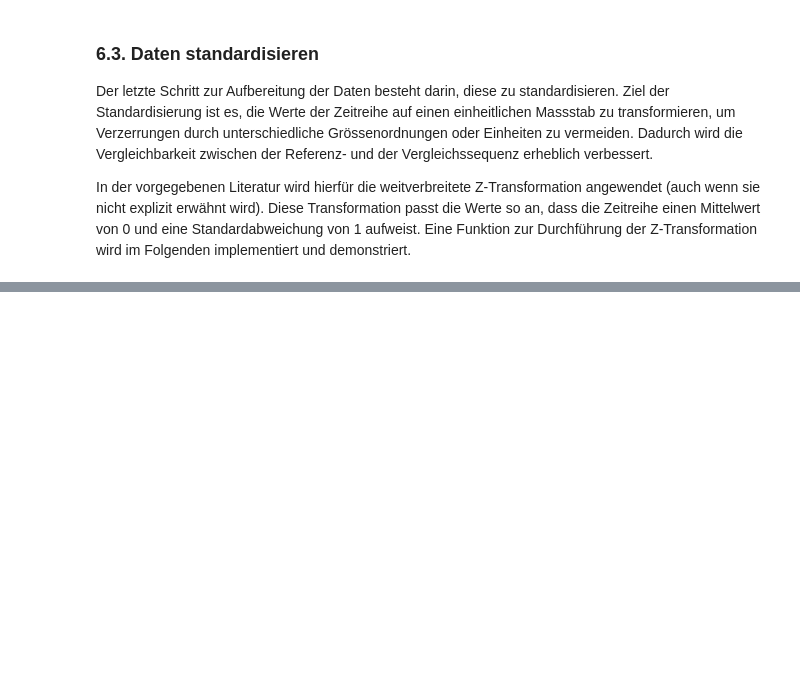
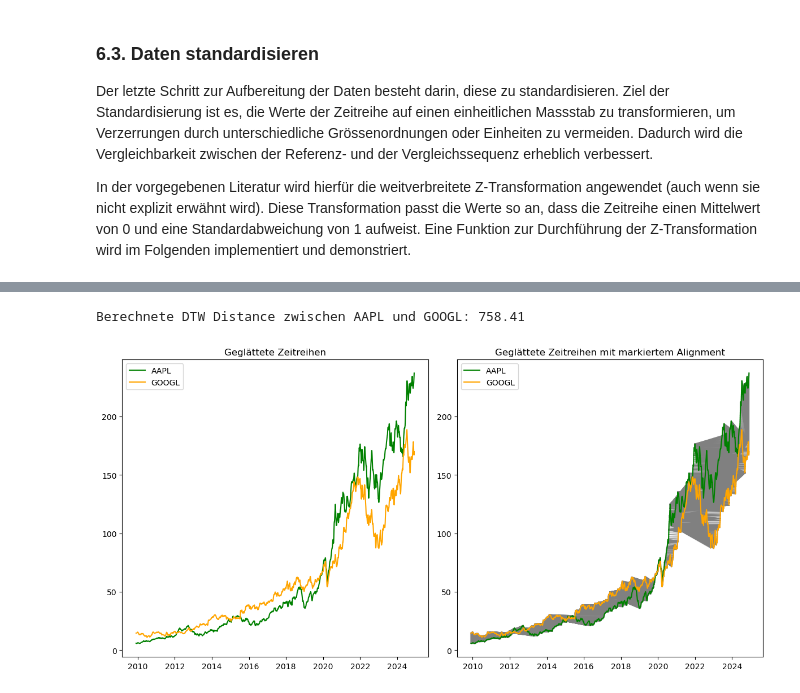
Before and after one commit to yannluethi/DIFA, a Jupyter notebook: DIFA_DTW.ipynb, the cells around one changed output, grey strips where cells are left out. Drawn from its saved outputs; the diff is of its cells as text; code cells hidden in the pictures; blank space fills up the shorter version.

```diff
--- a/DIFA_DTW.ipynb
+++ b/DIFA_DTW.ipynb
@@ -150,7 +169,7 @@ queriedAssetTypes = [
     }
 ]
 
-assets = [] # array of assets
+assets = {} # assets grouped by type
 
 for queriedAssetType in queriedAssetTypes:
     type = queriedAssetType['type']
@@ -158,7 +177,6 @@ for queriedAssetType in queriedAssetTypes:
         # download asset data
         asset = yf.Ticker(ticker)
         assetHistory = asset.history(interval='1d',start=START_DATE,end=END_DATE)
-
 
         # fill in missing data (e.g. weekends/holidays) by using the last available price
         lastValue = assetHistory['Open'].iloc[0]
@@ -173,12 +191,11 @@ for queriedAssetType in queriedAssetTypes:
             else:
                 prices.append(lastValue)
 
-        # add asset data to assets array
-        assets.append({
-            'ticker': ticker,
-            'type': type,
-            'prices': prices
-        })
+        if type not in assets:
+            assets[type] = {} # add dict for type if it does not exist
+
+        # add asset data to assets
+        assets[type][ticker] = prices
 
         print(f'Successfully fetched data for {ticker} ({type})')
         time.sleep(1) # sleep for 1 second to avoid being blocked by Yahoo Finance
@@ -413,0 +413,42 @@ Standard deviation of standardized first derivatives: 1.0
+# %%
+cmpData = [
+    { 'type': 'tech', 'ticker': 'AAPL' },
+    { 'type': 'tech', 'ticker': 'GOOGL' },
+]
+
+# check if exactly two assets are provided for comparison
+if len(cmpData) != 2:
+    raise ValueError('Exactly two assets must be provided for comparison.')
+
+# add smoothed prices to comparisionData
+for assetIndex, asset in enumerate(cmpData):
+    cmpData[assetIndex]['rawPrices'] = assets[asset['type']][asset['ticker']]
+    cmpData[assetIndex]['smoothedPrices'] = smoothTimeSeries(cmpData[assetIndex]['rawPrices']) # smooth the prices
+
+# calculate the DTW distance and path for the two assets
+dtw_distance = tslearn.metrics.dtw(cmpData[0]['smoothedPrices'], cmpData[1]['smoothedPrices'])
+path, cost = tslearn.metrics.dtw_path(cmpData[0]['smoothedPrices'], cmpData[1]['smoothedPrices'])
+print(f'Berechnete DTW Distance zwischen {cmpData[0]["ticker"]} und {cmpData[1]["ticker"]}: {dtw_distance:.2f}')
+
+# plot the smoothed time series to allow visual inspection of the alignment between the two assets (left plot)
+plt.figure(figsize=(12, 6))
+plt.subplot(1, 2, 1)
+plt.plot(dates,cmpData[0]['smoothedPrices'], label=cmpData[0]['ticker'], color='green')
+plt.plot(dates,cmpData[1]['smoothedPrices'], label=cmpData[1]['ticker'], color='orange')
+plt.title('Geglättete Zeitreihen')
+plt.legend()
+
+# plot the DTW warping path providing a visual representation of the alignment of the two time series (right plot)
+plt.subplot(1, 2, 2)
+for (i, j) in path:
+    plt.plot([dates[i], dates[j]], [cmpData[0]['smoothedPrices'][i], cmpData[1]['smoothedPrices'][j]], color='gray', alpha=0.5)
+plt.plot(dates,cmpData[0]['smoothedPrices'], label=cmpData[0]['ticker'], color='green')
+plt.plot(dates,cmpData[1]['smoothedPrices'], label=cmpData[1]['ticker'], color='orange')
+plt.title('Geglättete Zeitreihen mit markiertem Alignment')
+plt.legend()
+
+plt.tight_layout()
+plt.show()
+# %% [output]
+Berechnete DTW Distance zwischen AAPL und GOOGL: 758.41
+[figure, added]
```
Also changed, not shown: parts of 38 cells of this notebook, 1 other file.
